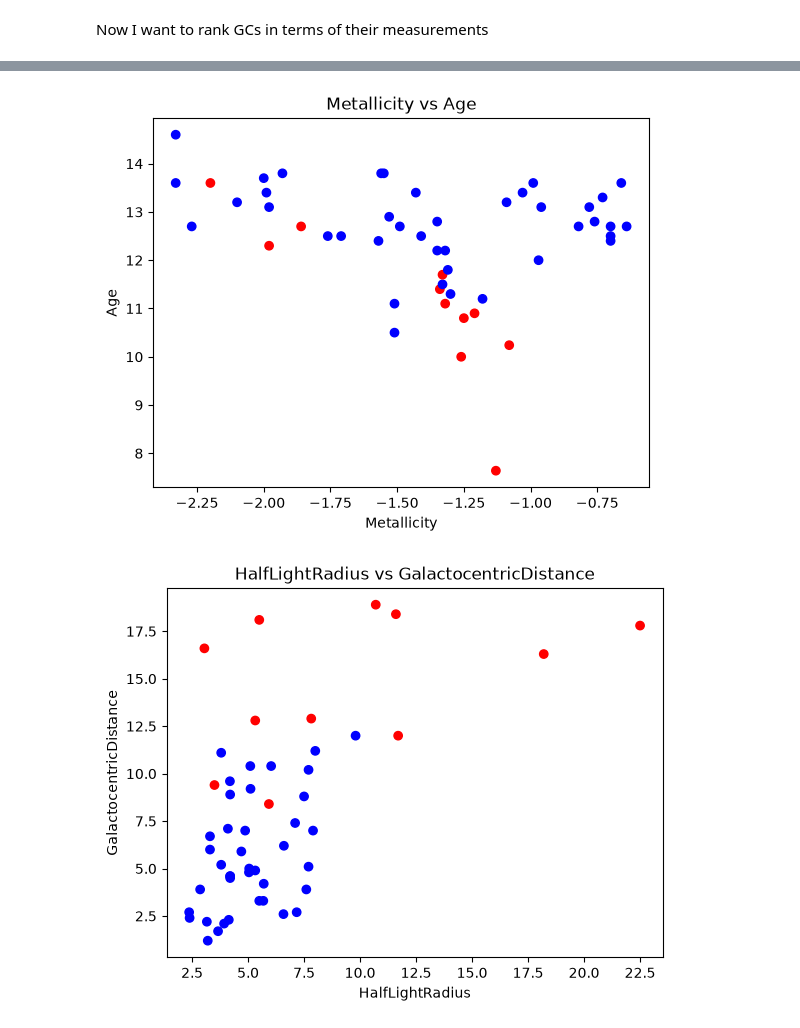
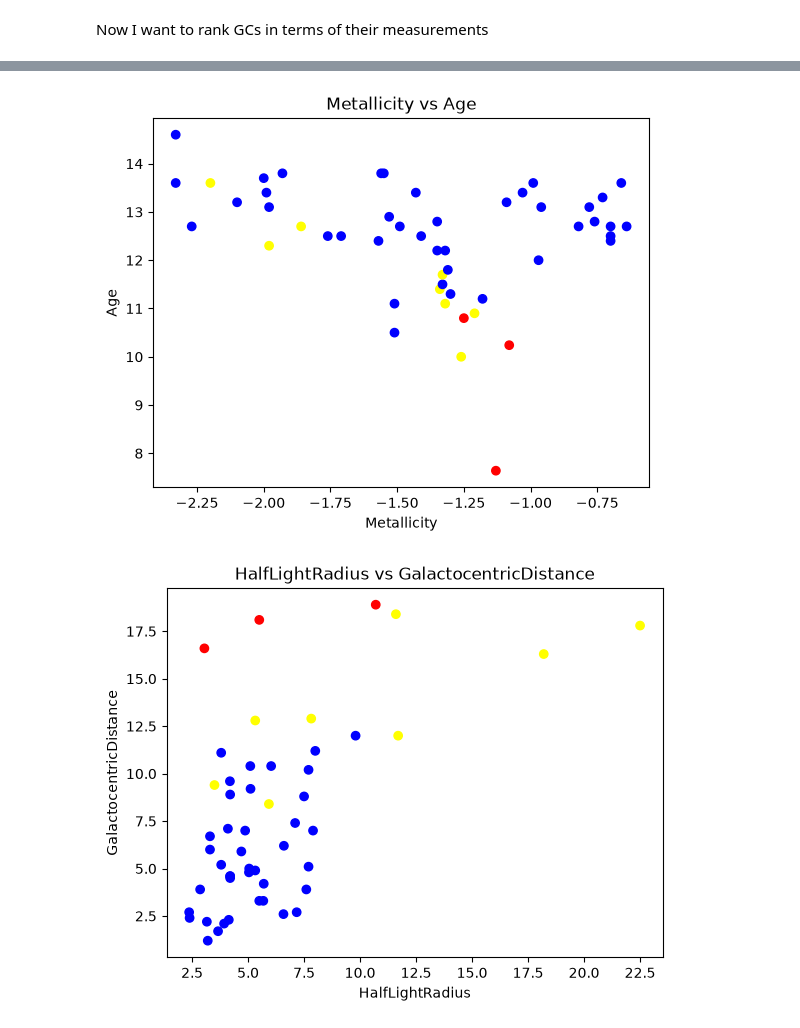
Before and after one commit to matilda-2116/3116_assignment_AshtonMatildaVix, a Jupyter notebook: HarrisPartI.ipynb, the cells around one changed output, grey strips where cells are left out. Drawn from its saved outputs; the diff is of its cells as text; code cells hidden in the pictures.

Commit message:
changed colour of less confident accreted globular clusters
top 3 accreted weighting GCs are red, ranks 4-10 are yellow, rest are blue

```diff
--- a/HarrisPartI.ipynb
+++ b/HarrisPartI.ipynb
@@ -595,9 +595,9 @@ AccretedRanking = sorted(AccretedWeighting.items(),key=lambda pair: pair[1], rev
 for GCIdentification, score in AccretedRanking:
     print(GCIdentification, score)
 
-AccretedGCs = ['NGC6715', 'NGC1851', 'NGC1261','NGC362', 'NGC6981', 'NGC5272', 'NGC5466', 'NGC5024', 'NGC5053', 'NGC6934', 'NGC6205']
+AccretedGCs = ['NGC6715', 'NGC1851', 'NGC1261']
 
-Extrastuff = []
+MaybeAccretedGCs = ['NGC362', 'NGC6981', 'NGC5272', 'NGC5466', 'NGC5024', 'NGC5053', 'NGC6934', 'NGC6205']
 # %% [output]
 NGC6715 18
 NGC1851 17
@@ -621,38 +621,40 @@ colour = []
 for GCIdentification in MergedData['ID']:
     if GCIdentification in AccretedGCs:
         colour.append('red')
+    elif GCIdentification in MaybeAccretedGCs:
+        colour.append('yellow')
     else:
         colour.append('blue')
 
 plt.scatter(Metallicity, GCAges1, c=colour)
 plt.xlabel("Metallicity")
 plt.ylabel("Age")
 plt.title("Metallicity vs Age")
 plt.show()
 
 plt.scatter(HalfLightRadius, GalactocentricDistance, c=colour)
 plt.xlabel("HalfLightRadius")
 plt.ylabel("GalactocentricDistance")
 plt.title("HalfLightRadius vs GalactocentricDistance")
 plt.show()
 
 plt.scatter(Magnitude, HalfLightRadius, c=colour)
 plt.xlabel("Magnitude")
 plt.ylabel("HalfLightRadius")
 plt.title("Magnitude vs HalfLightRadius")
 plt.show()
 
 plt.scatter(GalactocentricDistance, Height, c=colour)
 plt.xlabel("GalactocentricDistance")
 plt.ylabel("Height")
 plt.title("GalactocentricDistance vs Height")
 plt.show()
 
 plt.scatter(HBType, Metallicity, c=colour)
 plt.xlabel("HBType")
 plt.ylabel("Metallicity")
 plt.title("HBType vs Metallicity")
 plt.show()
 # %% [output]
-[figure, old version]
+[figure, new version]
-[figure, old version]
+[figure, new version]
```
Also changed, not shown: parts of 1 cell of this notebook.
